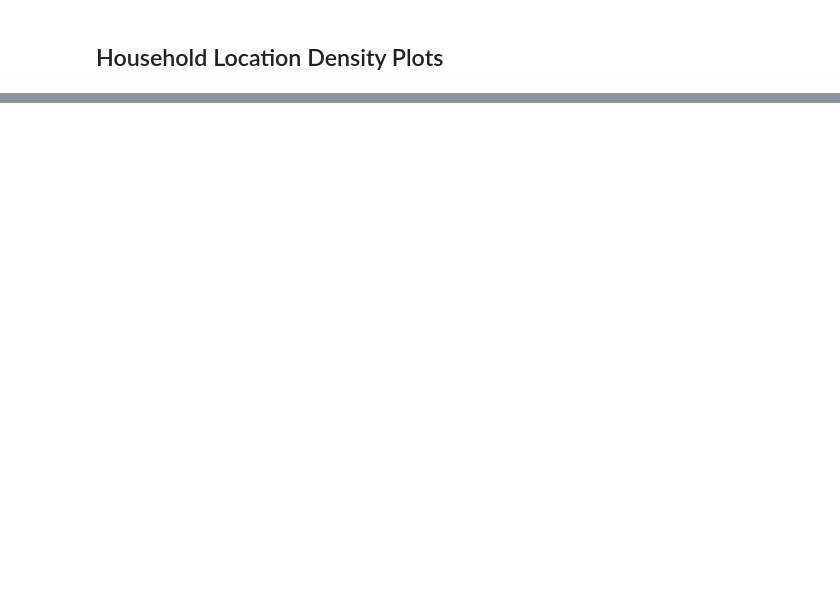
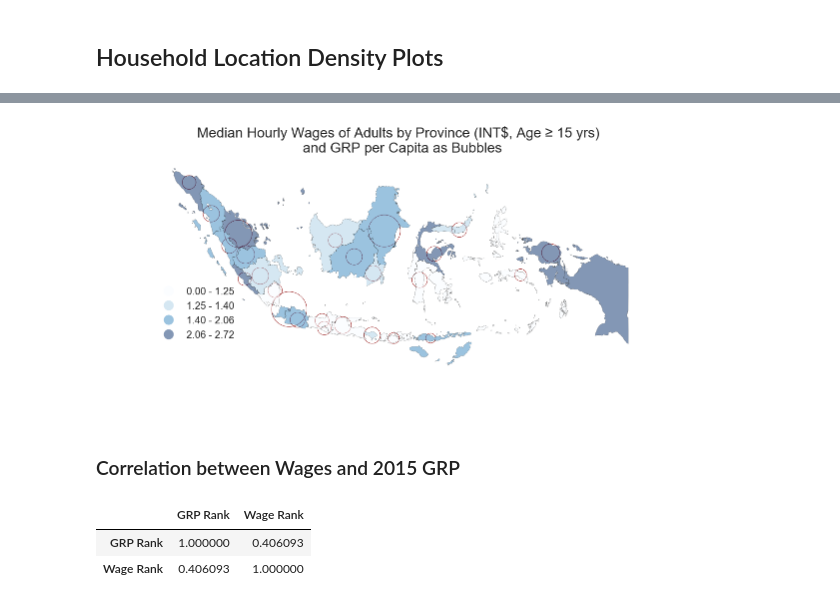
Before and after one commit to VoodooChild83/Doctoral_Thesis-IFLS_Project, a Jupyter notebook: Project Files/Maps/Python Visualization of Indonesian Statistics/Visualizations/Creation of Shape Files and Visualizations/Notebooks/Indonesian Wages and Schooling - Cleaning and Mapping.ipynb, the cells around one changed output, grey strips where cells are left out. Saved outputs shown, nothing was run; the diff lists cells and outputs as text; code cells hidden in the pictures; blank space fills up the shorter version.

```diff
--- a/Project Files/Maps/Python Visualization of Indonesian Statistics/Visualizations/Creation of Shape Files and Visualizations/Notebooks/Indonesian Wages and Schooling - Cleaning and Mapping.ipynb
+++ b/Project Files/Maps/Python Visualization of Indonesian Statistics/Visualizations/Creation of Shape Files and Visualizations/Notebooks/Indonesian Wages and Schooling - Cleaning and Mapping.ipynb
@@ -478,0 +454,43 @@ plt.savefig('/Users/idiosyncrasy58/Desktop/HH Locations.png',
+# %%
+#Read in the Gross Regional Product
+col_keep =['Prov Code','GRP PPP per capita','GRP PPP 2015']
+GRP = pd.read_excel(path_GRP, sheetname='Sheet1')[col_keep]
+GRP.head()
+
+for col in col_keep[1:]:
+    GRP[col] = GRP[col].str.replace('$','').str.replace(',','').astype(float)
+
+#Create the aggregate GRP/capita (Collapse by Province Code as the Codes were previously harmonized to 1993 codes)
+GRP["GRP PPP 2015"] = GRP["GRP PPP 2015"]*(10**9)
+GRP["Population"] = GRP["GRP PPP 2015"]/GRP["GRP PPP per capita"]
+GRP = GRP.groupby('Prov Code', as_index=False)['GRP PPP 2015','Population'].sum()
+GRP['GRP per capita'] = GRP['GRP PPP 2015']/GRP.Population
+GRP.drop(['GRP PPP 2015','Population'],axis=1,inplace=True)
+
+#Merge in the Coordinates of the
+GRP = ( GRP.merge(Prov_Central_Points[['id','x','y']], how='left', left_on='Prov Code', right_on='id')
+           .drop('id',axis=1,inplace=False) )
+# %%
+#Plot the GRP as a bubble on top of the map
+fig, ax = plt.subplots(1,1,figsize=(9,4));
+
+base_1 = GRP.plot.scatter(x='x',y='y', marker='o', s=GRP['GRP per capita']*0.025, legend=False,
+                          ax=ax, color="None", edgecolor='darkred', linewidth=0.4);
+
+Ind_Prov_Avg.plot(column="r_wage_hr", cmap='Blues', legend=True,
+                  scheme="quantiles", k=4, linewidth=0.1, ax=base_1);
+
+LOC = (0., 0.25, 0.2, 0.2)
+
+ax.get_legend().set_bbox_to_anchor(LOC)
+
+plt.title('Median Hourly Wages of Adults by Province (INT$, Age ≥ 15 yrs) \n and GRP per Capita as Bubbles', fontsize=14);
+
+plt.axis('off');
+
+fig.savefig('/Users/idiosyncrasy58/Desktop/Wages and GRP.png',
+            dpi=500, frameon=False, bbox_inches='tight');
+# %% [output]
+[figure, added]
+# %% [markdown]
+### Correlation between Wages and 2015 GRP
@@ -478,0 +502,6 @@ plt.savefig('/Users/idiosyncrasy58/Desktop/HH Locations.png',
+# %%
+Test[['GRP Rank','Wage Rank']].corr()
+# %% [output]
+|  | GRP Rank | Wage Rank |
+| GRP Rank | 1.000000 | 0.406093 |
+| Wage Rank | 0.406093 | 1.000000 |
```
Also changed, not shown: parts of 24 cells of this notebook, 9 other files.
